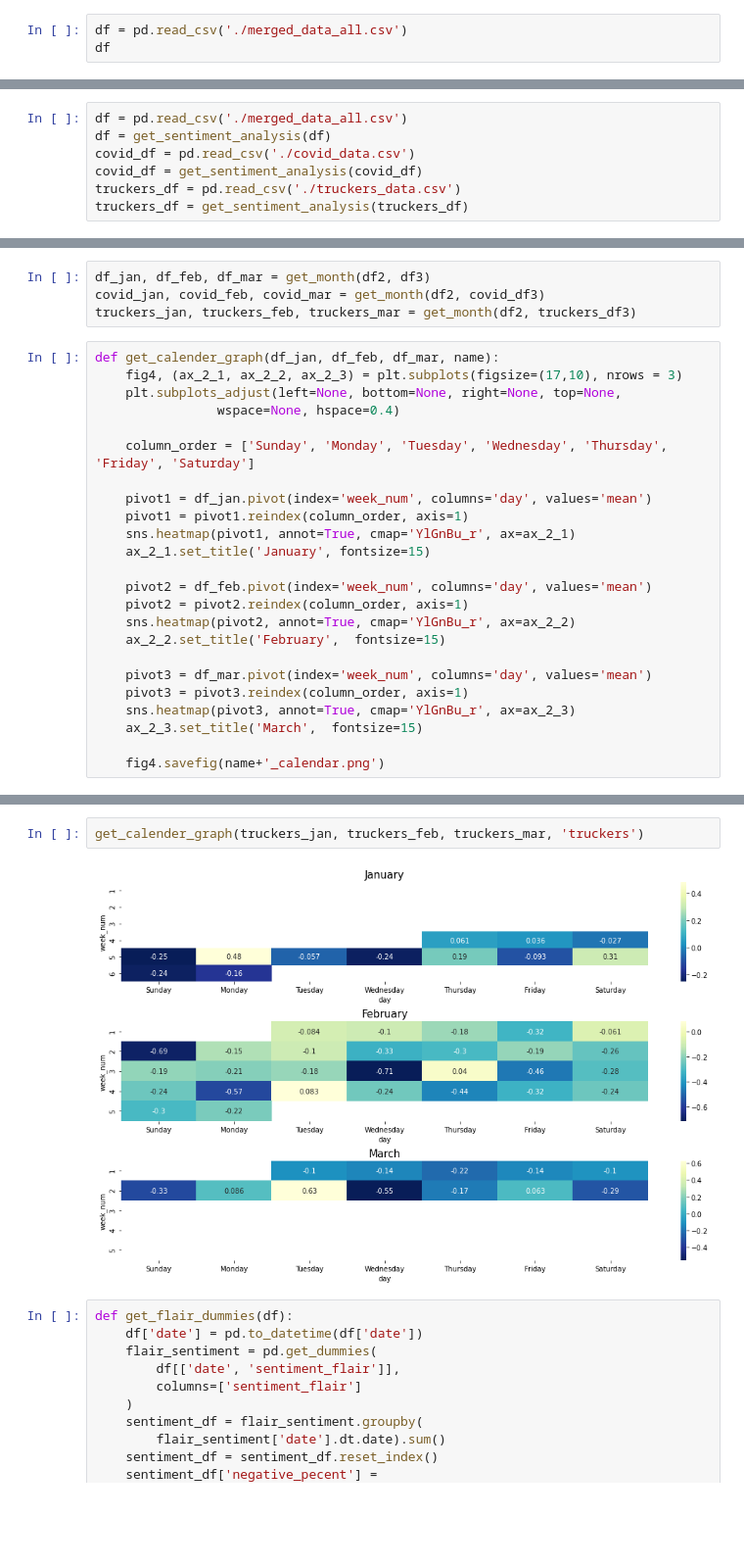
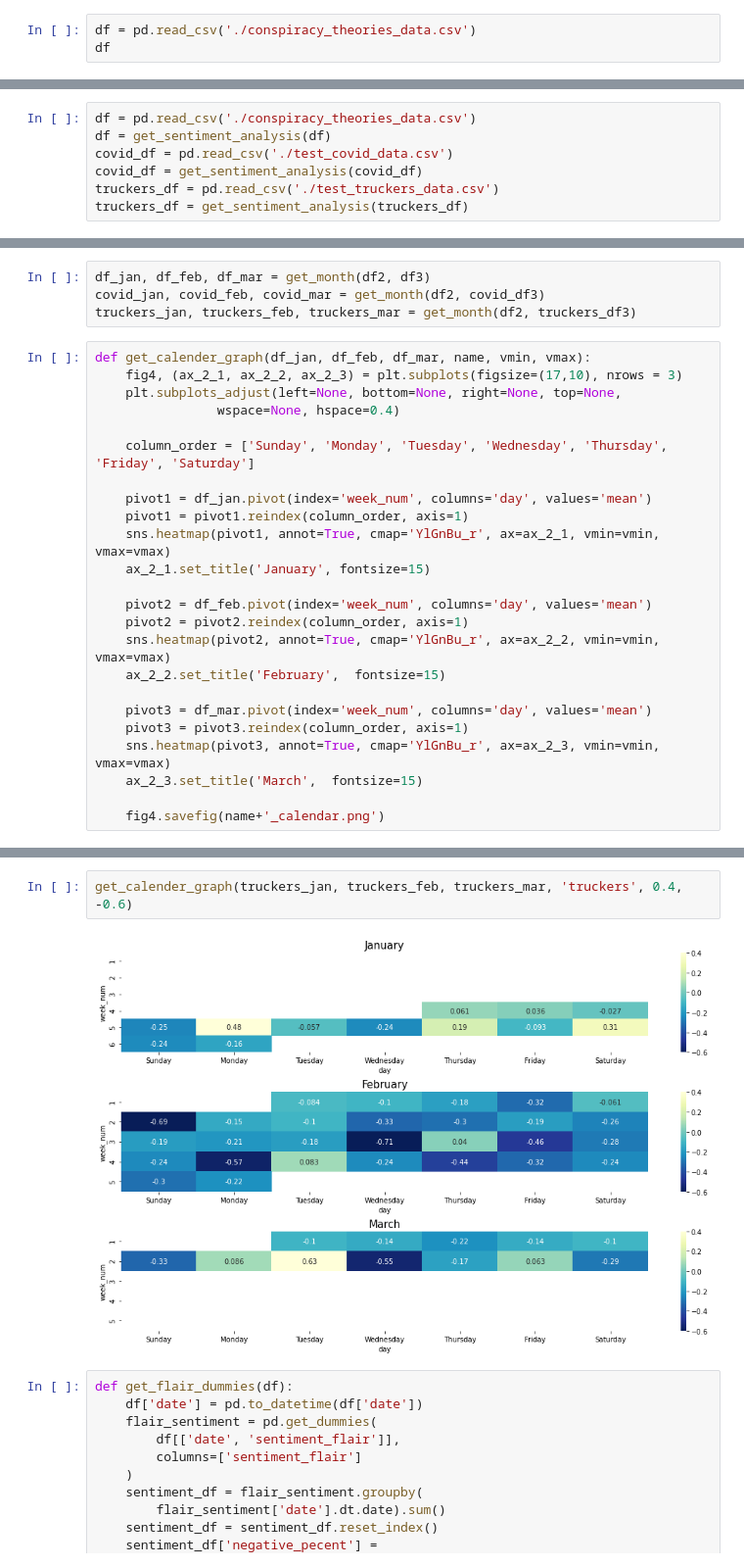
Before and after one commit to xdyhay/cmpt733_project, a Jupyter notebook: sentiment-3.ipynb, the cells around one changed output, grey strips where cells are left out. Shown at 98% size. Cells and saved outputs as stored; diff of their text form; blank space fills up the shorter version.

```diff
--- a/sentiment-3.ipynb
+++ b/sentiment-3.ipynb
@@ -48,4 +50,4 @@ sia = TextClassifier.load('en-sentiment')
 # %%
-df = pd.read_csv('./merged_data_all.csv')
+df = pd.read_csv('./conspiracy_theories_data.csv')
 df
 # %% [output]
@@ -138,11 +140,11 @@ def get_sentiment_analysis(df):
     df['sentiment_vader'] = df['vader_score'].apply(sentiment_analysis)
     return df
 # %%
-df = pd.read_csv('./merged_data_all.csv')
+df = pd.read_csv('./conspiracy_theories_data.csv')
 df = get_sentiment_analysis(df)
-covid_df = pd.read_csv('./covid_data.csv')
+covid_df = pd.read_csv('./test_covid_data.csv')
 covid_df = get_sentiment_analysis(covid_df)
-truckers_df = pd.read_csv('./truckers_data.csv')
+truckers_df = pd.read_csv('./test_truckers_data.csv')
 truckers_df = get_sentiment_analysis(truckers_df)
 # %%
 fig1 = plt.figure(figsize=(17,10))
@@ -283,7 +285,7 @@ df_jan, df_feb, df_mar = get_month(df2, df3)
 covid_jan, covid_feb, covid_mar = get_month(df2, covid_df3)
 truckers_jan, truckers_feb, truckers_mar = get_month(df2, truckers_df3)
 # %%
-def get_calender_graph(df_jan, df_feb, df_mar, name):
+def get_calender_graph(df_jan, df_feb, df_mar, name, vmin, vmax):
     fig4, (ax_2_1, ax_2_2, ax_2_3) = plt.subplots(figsize=(17,10), nrows = 3)
     plt.subplots_adjust(left=None, bottom=None, right=None, top=None,
                 wspace=None, hspace=0.4)
@@ -292,17 +294,17 @@ def get_calender_graph(df_jan, df_feb, df_mar, name):
 
     pivot1 = df_jan.pivot(index='week_num', columns='day', values='mean')
     pivot1 = pivot1.reindex(column_order, axis=1)
-    sns.heatmap(pivot1, annot=True, cmap='YlGnBu_r', ax=ax_2_1)
+    sns.heatmap(pivot1, annot=True, cmap='YlGnBu_r', ax=ax_2_1, vmin=vmin, vmax=vmax)
     ax_2_1.set_title('January', fontsize=15)
 
     pivot2 = df_feb.pivot(index='week_num', columns='day', values='mean')
     pivot2 = pivot2.reindex(column_order, axis=1)
-    sns.heatmap(pivot2, annot=True, cmap='YlGnBu_r', ax=ax_2_2)
+    sns.heatmap(pivot2, annot=True, cmap='YlGnBu_r', ax=ax_2_2, vmin=vmin, vmax=vmax)
     ax_2_2.set_title('February',  fontsize=15)
 
     pivot3 = df_mar.pivot(index='week_num', columns='day', values='mean')
     pivot3 = pivot3.reindex(column_order, axis=1)
-    sns.heatmap(pivot3, annot=True, cmap='YlGnBu_r', ax=ax_2_3)
+    sns.heatmap(pivot3, annot=True, cmap='YlGnBu_r', ax=ax_2_3, vmin=vmin, vmax=vmax)
     ax_2_3.set_title('March',  fontsize=15)
 
     fig4.savefig(name+'_calendar.png')
@@ -317,7 +319,7 @@ get_calender_graph(covid_jan, covid_feb, covid_mar, 'covid')
 # %%
-get_calender_graph(truckers_jan, truckers_feb, truckers_mar, 'truckers')
+get_calender_graph(truckers_jan, truckers_feb, truckers_mar, 'truckers', 0.4, -0.6)
 # %% [output]
-[figure, old version]
+[figure, new version]
 # %%
 def get_flair_dummies(df):
     df['date'] = pd.to_datetime(df['date'])
```
Also changed, not shown: parts of 16 cells of this notebook.
